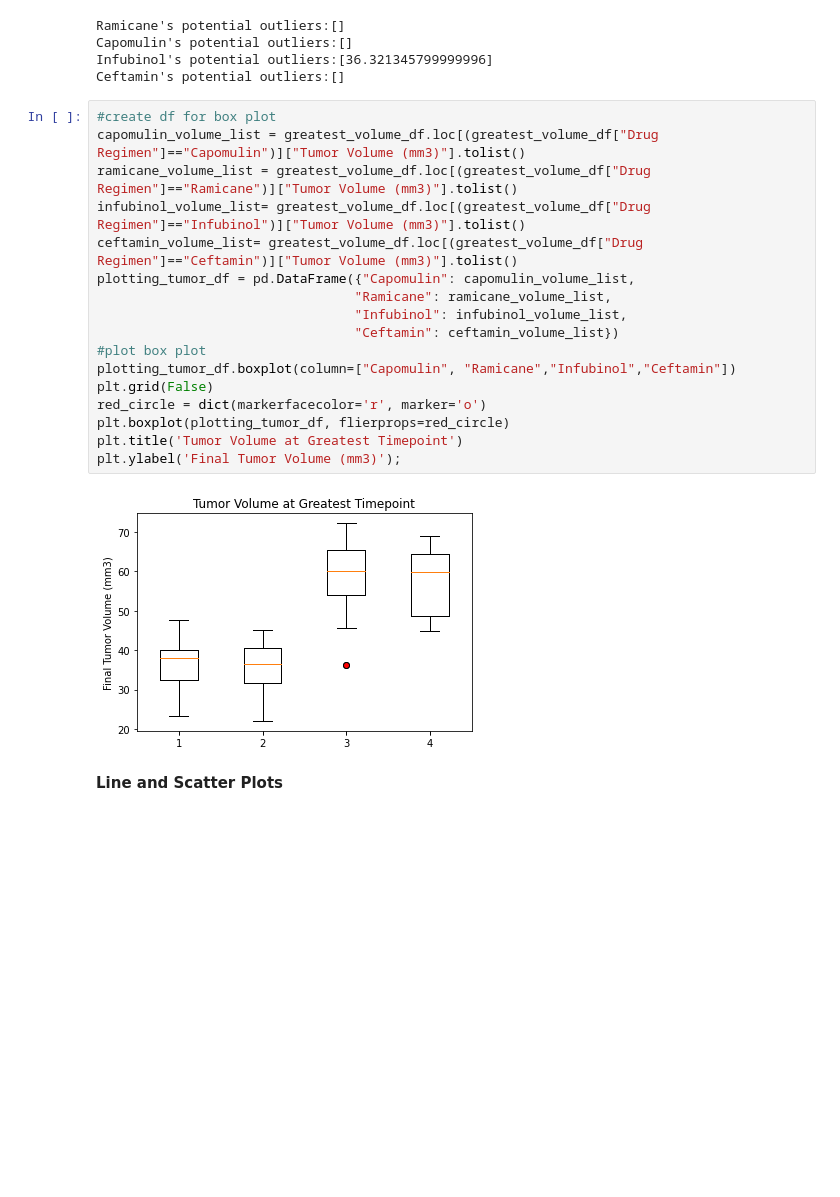
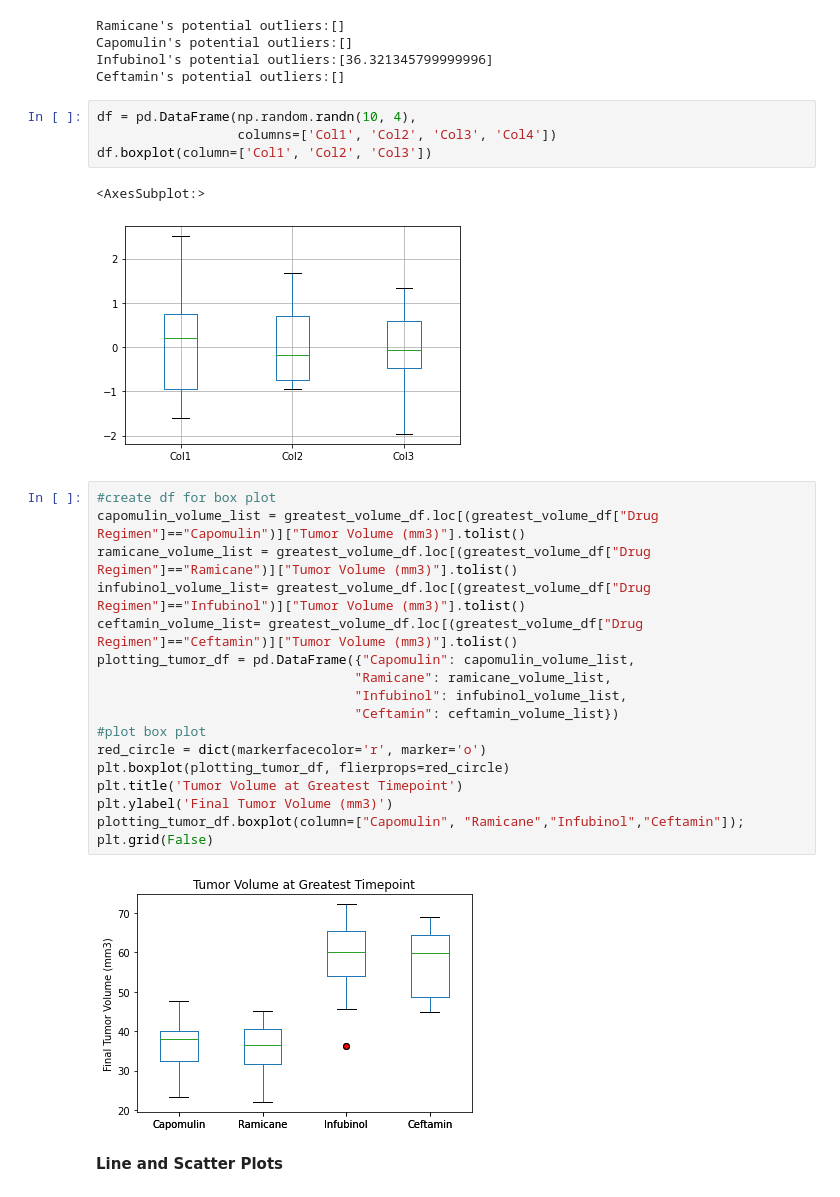
Before and after one commit to sieiden/matplotlib_challenge, a Jupyter notebook: Untitled.ipynb, the cells around one changed output. Drawn from its saved outputs; the diff is of its cells as text; blank space fills up the shorter version.

```diff
--- a/Untitled.ipynb
+++ b/Untitled.ipynb
@@ -328,6 +333,13 @@ Ramicane's potential outliers:[]
 Capomulin's potential outliers:[]
 Infubinol's potential outliers:[36.321345799999996]
 Ceftamin's potential outliers:[]
+# %%
+df = pd.DataFrame(np.random.randn(10, 4),
+                  columns=['Col1', 'Col2', 'Col3', 'Col4'])
+df.boxplot(column=['Col1', 'Col2', 'Col3'])
+# %% [output]
+<AxesSubplot:>
+[figure, added]
 # %%
 #create df for box plot
 capomulin_volume_list = greatest_volume_df.loc[(greatest_volume_df["Drug Regimen"]=="Capomulin")]["Tumor Volume (mm3)"].tolist()
@@ -339,14 +351,14 @@ plotting_tumor_df = pd.DataFrame({"Capomulin": capomulin_volume_list,
                                  "Infubinol": infubinol_volume_list,
                                  "Ceftamin": ceftamin_volume_list})
 #plot box plot
-plotting_tumor_df.boxplot(column=["Capomulin", "Ramicane","Infubinol","Ceftamin"])
-plt.grid(False)
 red_circle = dict(markerfacecolor='r', marker='o')
 plt.boxplot(plotting_tumor_df, flierprops=red_circle)
 plt.title('Tumor Volume at Greatest Timepoint')
-plt.ylabel('Final Tumor Volume (mm3)');
+plt.ylabel('Final Tumor Volume (mm3)')
+plotting_tumor_df.boxplot(column=["Capomulin", "Ramicane","Infubinol","Ceftamin"]);
+plt.grid(False)
 # %% [output]
-[figure, old version]
+[figure, new version]
 # %% [markdown]
 <b> Line and Scatter Plots
 # %%
```
Also changed, not shown: parts of 1 cell of this notebook.
